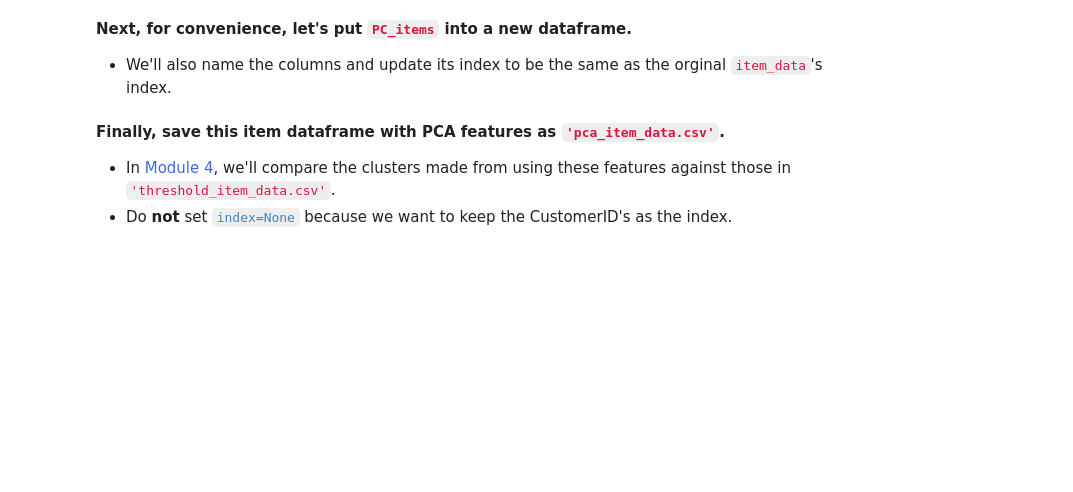
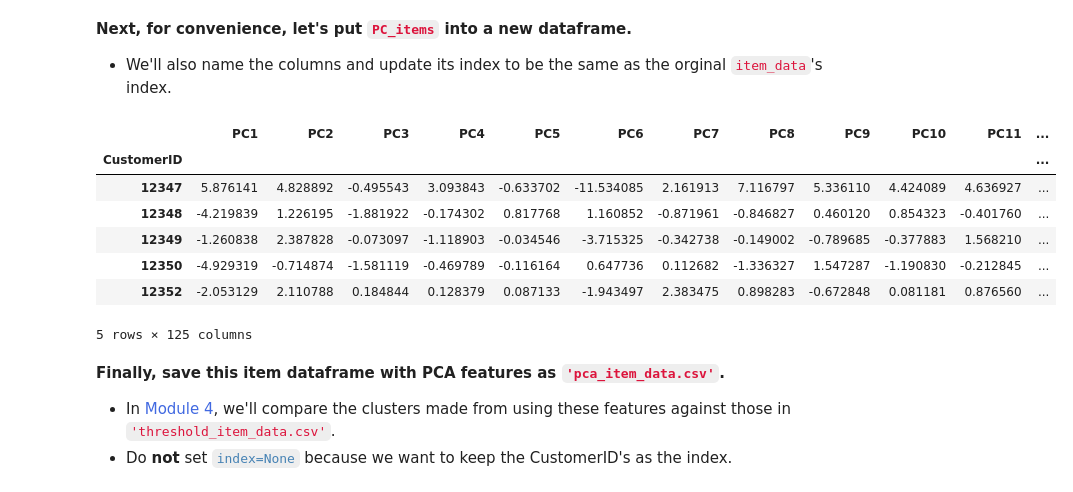
Before and after one commit to gondylife/customersegment, a Jupyter notebook: Project 4 Workbook Bundle/Module 3 - Principal Component Analysis.ipynb, the cells around one changed output. Drawn from its saved outputs; the diff is of its cells as text; code cells hidden in the pictures; blank space fills up the shorter version.

```diff
--- a/Project 4 Workbook Bundle/Module 3 - Principal Component Analysis.ipynb
+++ b/Project 4 Workbook Bundle/Module 3 - Principal Component Analysis.ipynb
@@ -401,15 +401,25 @@ PC_items.shape
 * We'll also name the columns and update its index to be the same as the orginal <code style="color:crimson">item_data</code>'s index.
 # %%
 # Put PC_items into a dataframe
-
+items_pca = pd.DataFrame(PC_items)
 
 # Name the columns
-
+items_pca.columns = ['PC{}'.format(i + 1) for i in range(PC_items.shape[1])]
 
 # Update its index
-
+items_pca.index = item_data.index
 
 # Display first 5 rows
+items_pca.head()
+# %% [output]
+|  | PC1 | PC2 | PC3 | PC4 | PC5 | PC6 | PC7 | PC8 | PC9 | PC10 | PC11 | ... |
+| CustomerID |  |  |  |  |  |  |  |  |  |  |  | ... |
+| 12347 | 5.876141 | 4.828892 | -0.495543 | 3.093843 | -0.633702 | -11.534085 | 2.161913 | 7.116797 | 5.336110 | 4.424089 | 4.636927 | ... |
+| 12348 | -4.219839 | 1.226195 | -1.881922 | -0.174302 | 0.817768 | 1.160852 | -0.871961 | -0.846827 | 0.460120 | 0.854323 | -0.401760 | ... |
+| 12349 | -1.260838 | 2.387828 | -0.073097 | -1.118903 | -0.034546 | -3.715325 | -0.342738 | -0.149002 | -0.789685 | -0.377883 | 1.568210 | ... |
+| 12350 | -4.929319 | -0.714874 | -1.581119 | -0.469789 | -0.116164 | 0.647736 | 0.112682 | -1.336327 | 1.547287 | -1.190830 | -0.212845 | ... |
+| 12352 | -2.053129 | 2.110788 | 0.184844 | 0.128379 | 0.087133 | -1.943497 | 2.383475 | 0.898283 | -0.672848 | 0.081181 | 0.876560 | ... |
+5 rows × 125 columns
 # %% [markdown]
 **Finally, save this item dataframe with PCA features as <code style="color:crimson">'pca_item_data.csv'</code>.**
 * In <span style="color:royalblue">Module 4</span>, we'll compare the clusters made from using these features against those in <code style="color:crimson">'threshold_item_data.csv'</code>.
```
Also changed, not shown: parts of 1 cell of this notebook.
